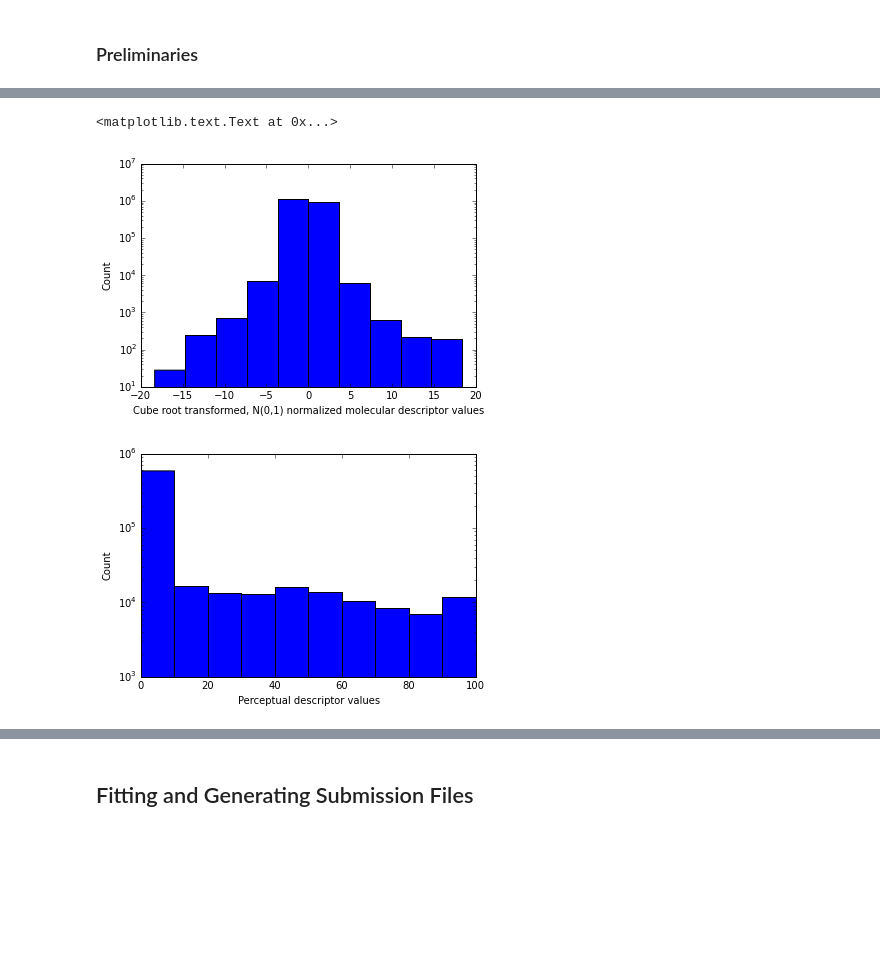
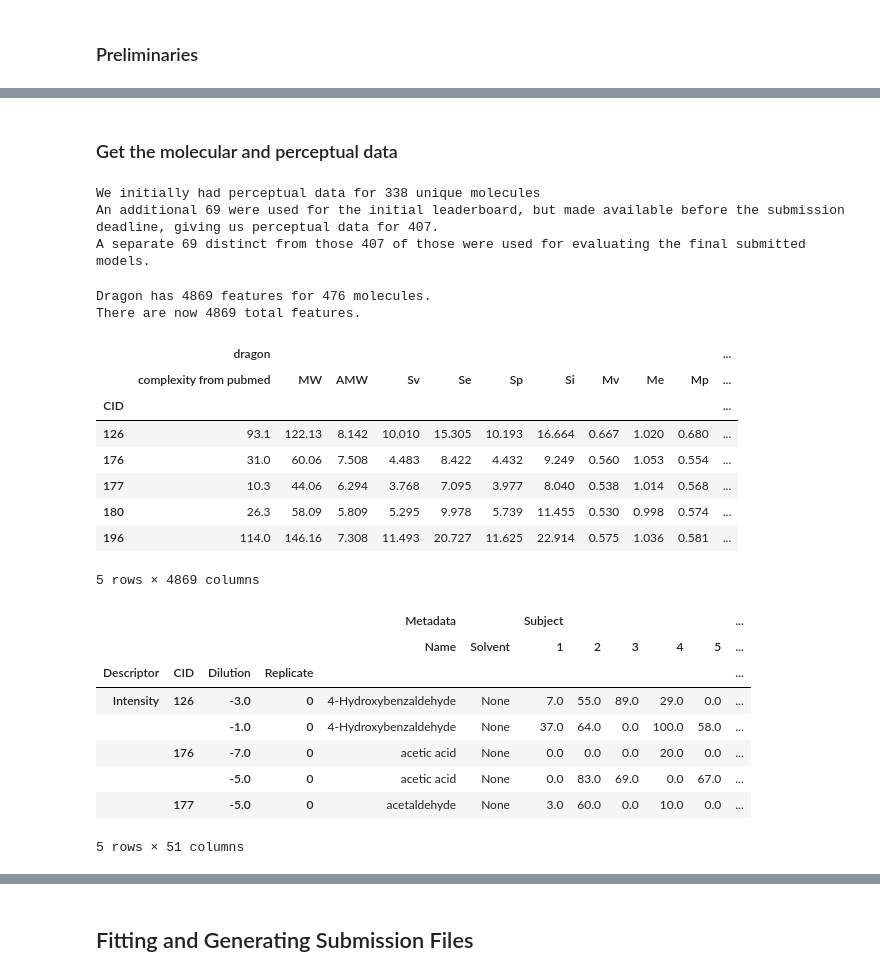
Before and after one commit to dream-olfaction/olfaction-prediction, a Jupyter notebook: opc_python/gerkin/challenge1.ipynb, the cells around one changed output, grey strips where cells are left out. Saved outputs shown, nothing was run; the diff lists cells and outputs as text; code cells hidden in the pictures; blank space fills up the shorter version.

```diff
--- a/opc_python/gerkin/challenge1.ipynb
+++ b/opc_python/gerkin/challenge1.ipynb
@@ -239,15 +2,0 @@ The Y['subject'] dict now has 49 matrices of shape (814x21) molecules by percept
-# %%
-# Show the range of values for the molecular and perceptual descriptors.
-plt.hist(X_training.ravel())
-plt.yscale('log')
-plt.ylabel('Count')
-plt.xlabel('Cube root transformed, N(0,1) normalized molecular descriptor values')
-plt.figure()
-plt.hist(np.dstack([Y_training['subject'][subject] for subject in range(1,50)]).ravel())
-plt.yscale('log')
-plt.ylabel('Count')
-plt.xlabel('Perceptual descriptor values')
-# %% [output]
-<matplotlib.text.Text at 0x...>
-[figure, removed]
-[figure, removed]
@@ -253,0 +25,46 @@ plt.xlabel('Perceptual descriptor values')
+# %% [markdown]
+### Get the molecular and perceptual data
+# %%
+training_CIDs = loading.get_CIDs('training')
+leaderboard_CIDs = loading.get_CIDs('leaderboard')
+tl_CIDs = loading.get_CIDs(['training','leaderboard'])
+testset_CIDs = loading.get_CIDs('testset')
+all_CIDs = loading.get_CIDs(['training','leaderboard','testset'])
+
+print("We initially had perceptual data for %d unique molecules" % len(training_CIDs))
+print("An additional %d were used for the initial leaderboard, but made available before the submission deadline, giving us perceptual data for %d." \
+      % (len(leaderboard_CIDs),len(tl_CIDs)))
+print("A separate %d distinct from those %d of those were used for evaluating the final submitted models." % (len(testset_CIDs),len(tl_CIDs)))
+# %% [output]
+We initially had perceptual data for 338 unique molecules
+An additional 69 were used for the initial leaderboard, but made available before the submission deadline, giving us perceptual data for 407.
+A separate 69 distinct from those 407 of those were used for evaluating the final submitted models.
+# %%
+molecular_data = loading.get_molecular_data(['dragon'],all_CIDs)
+molecular_data.head()
+# %% [output]
+Dragon has 4869 features for 476 molecules.
+There are now 4869 total features.
+|  | dragon |  |  |  |  |  |  |  |  |  | ... |
+|  | complexity from pubmed | MW | AMW | Sv | Se | Sp | Si | Mv | Me | Mp | ... |
+| CID |  |  |  |  |  |  |  |  |  |  | ... |
+| 126 | 93.1 | 122.13 | 8.142 | 10.010 | 15.305 | 10.193 | 16.664 | 0.667 | 1.020 | 0.680 | ... |
+| 176 | 31.0 | 60.06 | 7.508 | 4.483 | 8.422 | 4.432 | 9.249 | 0.560 | 1.053 | 0.554 | ... |
+| 177 | 10.3 | 44.06 | 6.294 | 3.768 | 7.095 | 3.977 | 8.040 | 0.538 | 1.014 | 0.568 | ... |
+| 180 | 26.3 | 58.09 | 5.809 | 5.295 | 9.978 | 5.739 | 11.455 | 0.530 | 0.998 | 0.574 | ... |
+| 196 | 114.0 | 146.16 | 7.308 | 11.493 | 20.727 | 11.625 | 22.914 | 0.575 | 1.036 | 0.581 | ... |
+5 rows × 4869 columns
+# %%
+# Load the perceptual descriptors data.
+perceptual_data = loading.load_perceptual_data(['training','leaderboard'])
+perceptual_data.head()
+# %% [output]
+|  |  |  |  | Metadata |  | Subject |  |  |  |  | ... |
+|  |  |  |  | Name | Solvent | 1 | 2 | 3 | 4 | 5 | ... |
+| Descriptor | CID | Dilution | Replicate |  |  |  |  |  |  |  | ... |
+| Intensity | 126 | -3.0 | 0 | 4-Hydroxybenzaldehyde | None | 7.0 | 55.0 | 89.0 | 29.0 | 0.0 | ... |
+|  |  | -1.0 | 0 | 4-Hydroxybenzaldehyde | None | 37.0 | 64.0 | 0.0 | 100.0 | 58.0 | ... |
+|  | 176 | -7.0 | 0 | acetic acid | None | 0.0 | 0.0 | 0.0 | 20.0 | 0.0 | ... |
+|  |  | -5.0 | 0 | acetic acid | None | 0.0 | 83.0 | 69.0 | 0.0 | 67.0 | ... |
+|  | 177 | -5.0 | 0 | acetaldehyde | None | 3.0 | 60.0 | 0.0 | 10.0 | 0.0 | ... |
+5 rows × 51 columns
```
Also changed, not shown: parts of 40 cells of this notebook, 7 other files.
